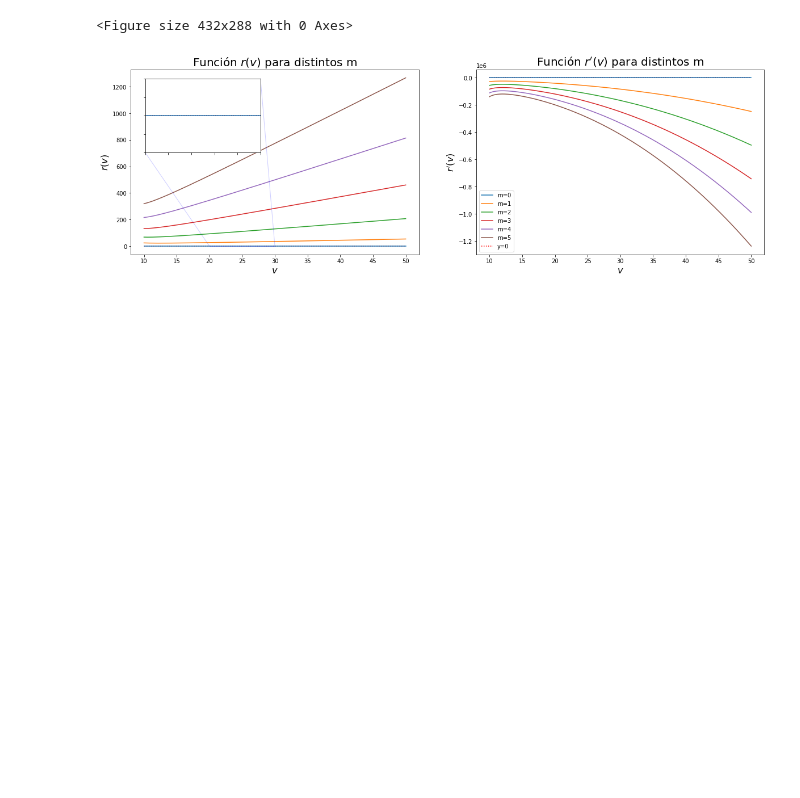
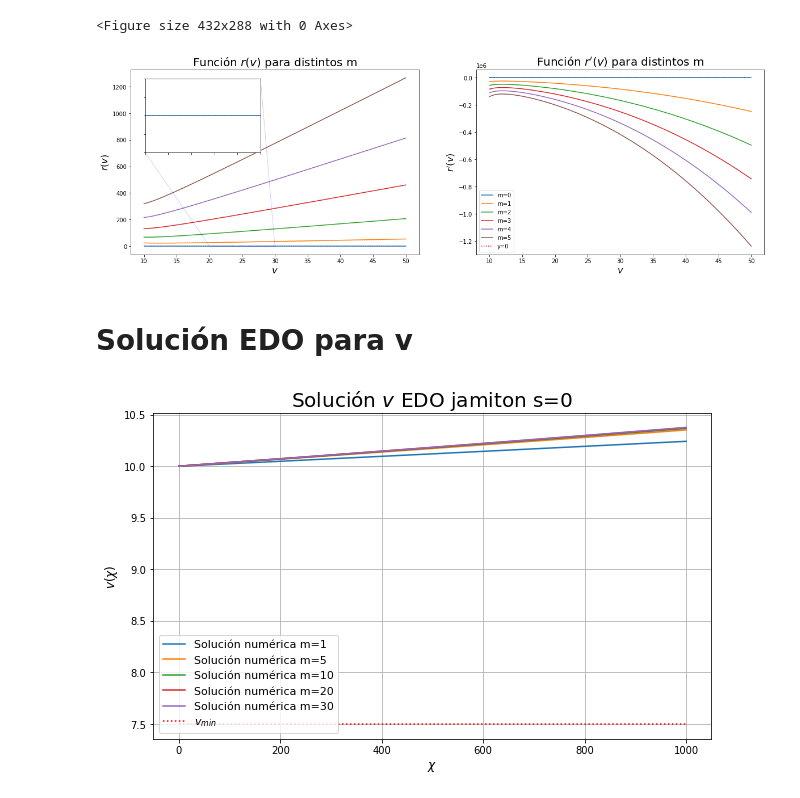
Before and after one commit to ElTapia/Jamiton, a Jupyter notebook: ODE_Jamiton/ODE_jamiton.ipynb, the cells around one changed output. Drawn from its saved outputs; the diff is of its cells as text; code cells hidden in the pictures; blank space fills up the shorter version.

Commit message:
Resuelve EDO

```diff
--- a/ODE_Jamiton/ODE_jamiton.ipynb
+++ b/ODE_Jamiton/ODE_jamiton.ipynb
@@ -206,3 +206,40 @@ plt.show()
 # %% [output]
 <Figure size 432x288 with 0 Axes>
 [figure]
+# %% [markdown]
+# Solución EDO para v
+# %%
+# Limites para chi
+chi_min = 0
+chi_max = 1000
+
+# Crea arreglos de chi para resolver edo
+chi = np.linspace(chi_min, chi_max, 10000)
+
+# Paso espacial y condicion inicial
+dx = 0.1
+v0 = 10.
+# %%
+# Resuelve EDO para v usando distintos m's
+s = 0#-1000
+ms = [1, 5, 10, 20, 30]
+
+plt.figure(figsize=(10, 6))
+for i in range(len(ms)):
+    m = ms[i]
+    sol = odeint(edo, v0, chi, (m, s))
+    plt.plot(chi, sol, label="Solución numérica m={}".format(m))
+
+plt.hlines(1/rho_max, xmin=chi_min, xmax=chi_max, color="red", label=r"$v_{min}$", linestyles="dotted")
+
+plt.xlabel(r"$\chi$", fontsize=12)
+plt.ylabel(r"$v(\chi)$", fontsize=12)
+plt.title(r"Solución $v$ EDO jamiton s={}".format(s), fontsize=20)
+
+plt.legend(fontsize=11)
+plt.grid()
+
+#plt.savefig("Graficos/EDO_Jam_v")
+plt.show()
+# %% [output]
+[figure, added]
```
Also changed, not shown: parts of 1 cell of this notebook.
